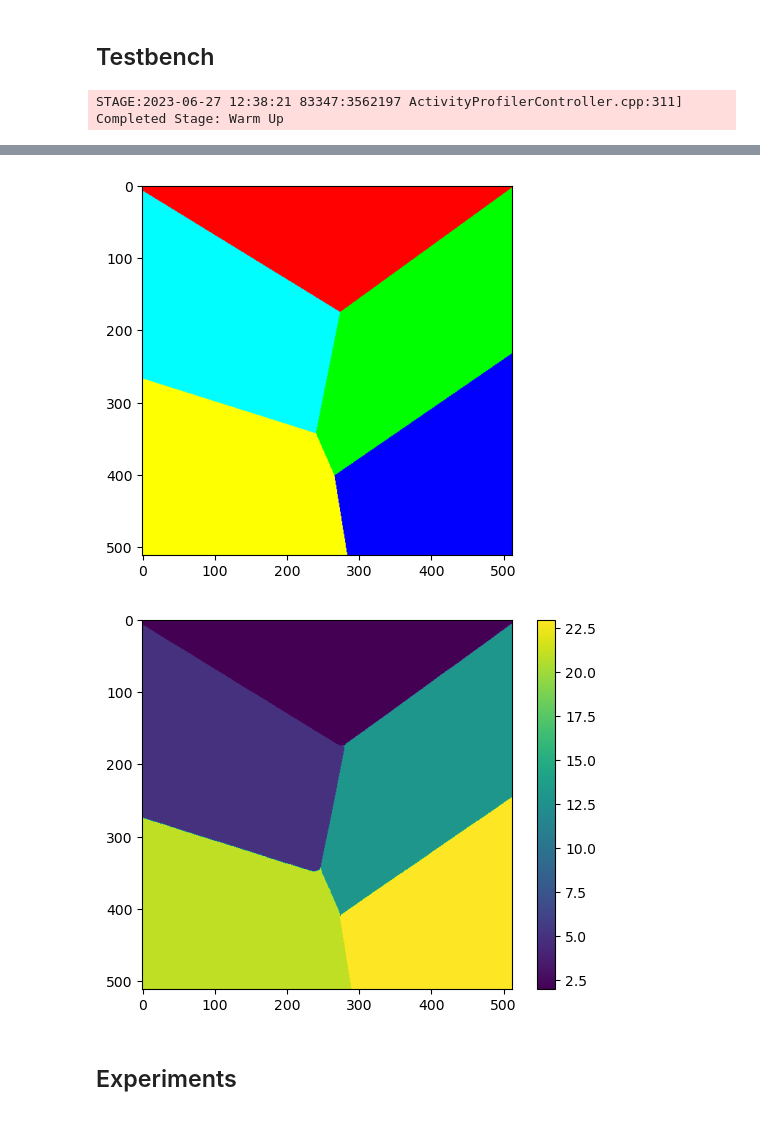
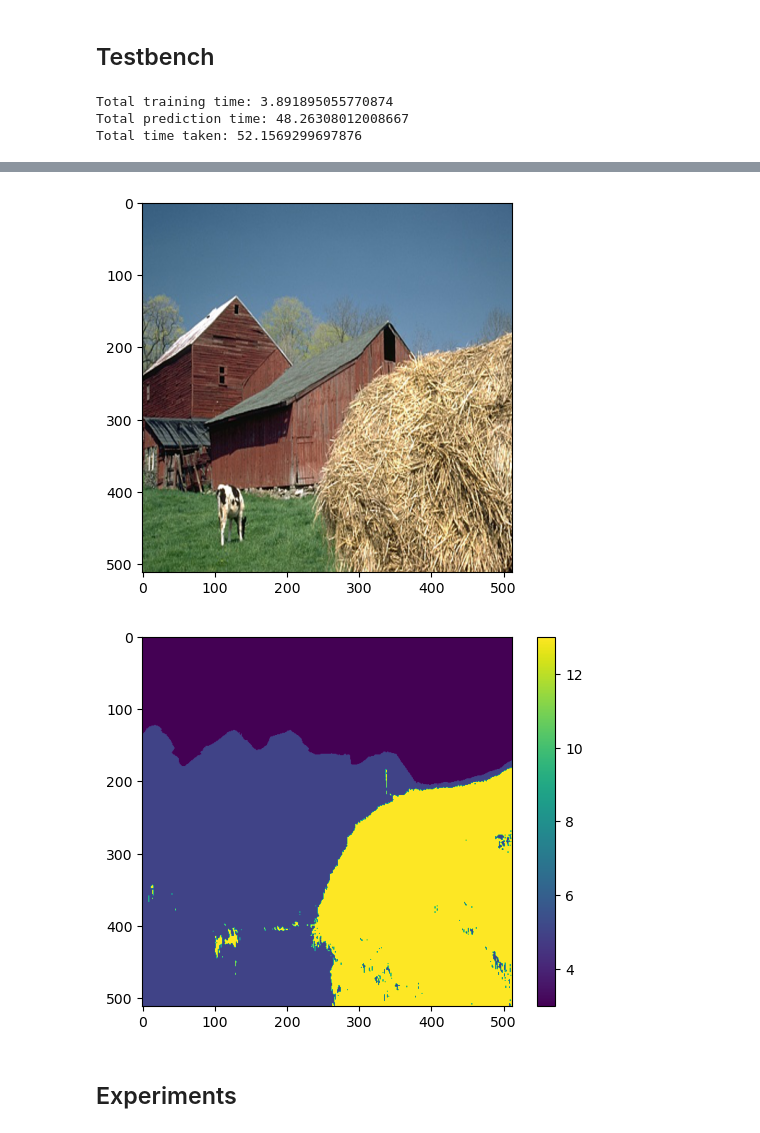
Before and after one commit to isaacwasserman/GNEMS, a Jupyter notebook: GNEMS_2.ipynb, the cells around one changed output, grey strips where cells are left out. Cells and saved outputs as stored; diff of their text form; code cells hidden in the pictures.

```diff
--- a/GNEMS_2.ipynb
+++ b/GNEMS_2.ipynb
@@ -197,8 +204,6 @@ class GNEMNet(torch.nn.Module):
         x = self.output(x)
         x = torch.softmax(x, dim=1)
         if not self.training:
-            # print(x.shape)
-            # # [247009, 25, 1, 1]
             x = x.squeeze(-1).squeeze(-1)
             out_size = torch.floor(((torch.tensor(self.image_size) - torch.tensor(self.tile_size)) / torch.tensor(self.unfold_stride)) + 1).type(torch.int)
             x = x.permute(1,0).reshape(self.k, out_size[0], out_size[1]).unsqueeze(0)
@@ -246,6 +251,7 @@ class GNEMS_Segmentor:
         self.intermediate_probabilities = []
         self.intermediate_graphs = []
         self.image = image
+        self.image_size = image.shape[:2]
         self.image_tensor = torch.tensor(self.image, dtype=torch.float32).to(device).permute(2, 0, 1).unsqueeze(0)
 
         assert image.shape[0] % self.d == 0 # image dimensions must be divisible by d
@@ -354,17 +360,17 @@ class GNEMS_Segmentor:
         segmentation = segmentation.type(torch.uint8)
         return segmentation
 
-    def predict_convolutional(self):
+    def predict_convolutional(self, output_cpu=False):
         self.net.eval()
         self.net.use_subset = False
         self.net.unfold_stride = 1
         self.net.make_patches = True
-        patch_responses = self.net(self.image_tensor).detach().squeeze(-1).squeeze(-1).squeeze(0).permute(1, 2, 0)
-        return patch_responses
+        interpolated = self.net(self.image_tensor).detach().squeeze(-1).squeeze(-1).squeeze(0).permute(1, 2, 0).argmax(2)
+        return interpolated
 # %% [markdown]
 ## Testbench
 # %%
-image = np.array(Image.open("synthetic_color_images/0.0/0001.png").resize((512, 512)))[:,:,:3]
+image = np.array(Image.open("tmp_images/bsds_barn.jpg").resize((512, 512)))[:,:,:3]
 k = 25
 d = 32
 lambda_ = 8
@@ -380,9 +386,7 @@ segmentor.fit(image)
 train_end = time.time()
 
 prediction_start = time.time()
-with profiler.profile(profile_memory=True, record_shapes=True) as prof:
-    seg = segmentor.predict_convolutional()
-print(prof.key_averages().table(sort_by="self_cpu_memory_usage", row_limit=10))
+seg = segmentor.predict_convolutional()
 prediction_end = time.time()
 end_time = time.time()
 
@@ -392,8 +396,10 @@ print(f"Total time taken: {end_time - start_time}")
 
 plt.imshow(image)
 plt.show()
-plt.imshow(seg.cpu().numpy().argmax(2))
+plt.imshow(seg.cpu().numpy())
 plt.colorbar()
 plt.show()
 # %% [output]
-STAGE:2023-06-27 12:38:21 83347:3562197 ActivityProfilerController.cpp:311] Completed Stage: Warm Up
+Total training time: 3.891895055770874
+Total prediction time: 48.26308012008667
+Total time taken: 52.1569299697876
@@ -421,5 +406,5 @@ STAGE:2023-06-27 12:38:24 83347:3562197 ActivityProfilerController.cpp:321] Comp
-[figure, old version]
+[figure, new version]
-[figure, old version]
+[figure, new version]
 # %% [markdown]
 ## Experiments
 # %% [markdown]
```
Also changed, not shown: parts of 2 cells of this notebook.
